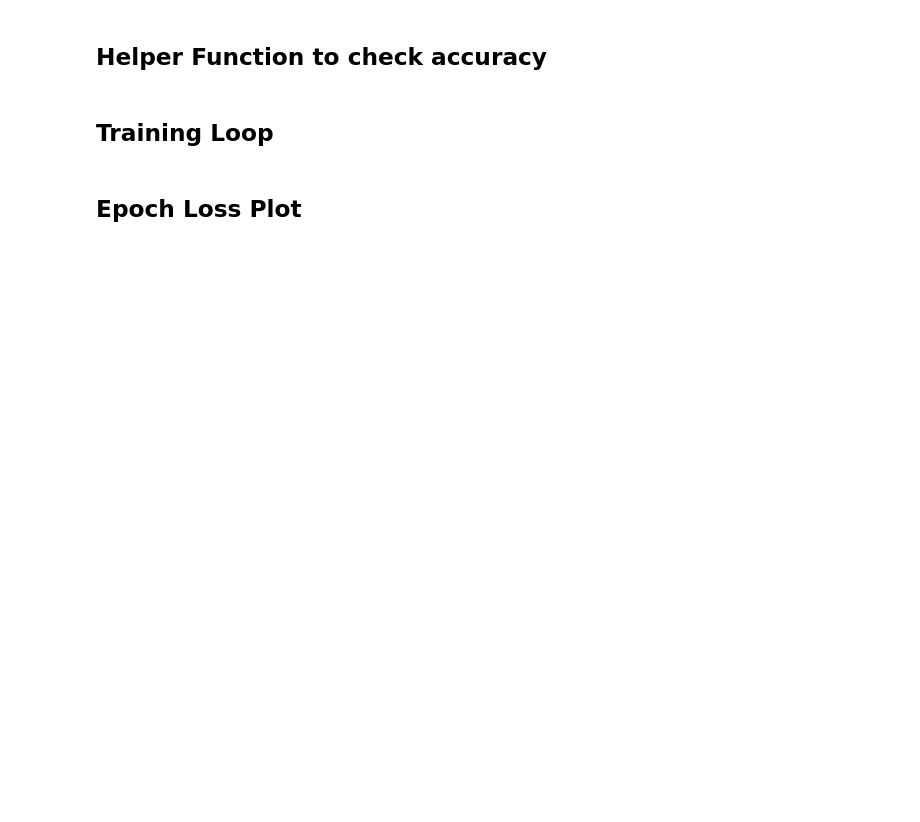
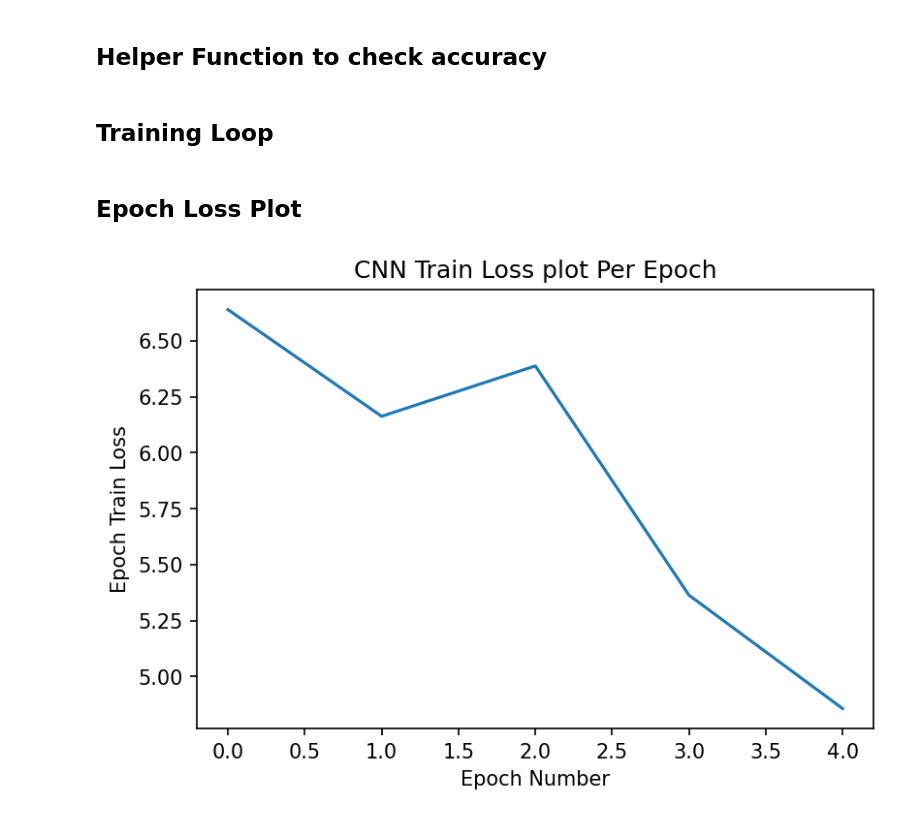
Before and after one commit to ajinkya98/DLSProject, a Jupyter notebook: main.ipynb, the cells around one changed output. Saved outputs shown, nothing was run; the diff lists cells and outputs as text; code cells hidden in the pictures; blank space fills up the shorter version.

Commit message:
added train loss loop

```diff
--- a/main.ipynb
+++ b/main.ipynb
@@ -21,7 +25,7 @@ print(torch.__version__)
 # %% [output]
 1.10.0+cu113
 # %%
-device = ("cpu")
+device = ("cuda" if torch.cuda.is_available() else "cpu")
 # %% [markdown]
 ## One Hot Encoding
 # %%
@@ -95,7 +99,8 @@ class SatelliteImagesTestValid(Dataset):
 
         return sat_img
 # %%
-transform = transforms.Compose([transforms.Resize((2000,2000)),
+transform = transforms.Compose([
+                               transforms.Resize((128,128)),
                                transforms.ToTensor()
                                ])
 # %%
@@ -227,10 +232,10 @@ class Model(torch.nn.Module):
 ## Hyperparameters
 # %%
 # Hyperparameters
-num_epochs = 10
+num_epochs = 5
 learning_rate = 0.001
-batch_size = 1
-shuffle = False
+batch_size = 2
+shuffle = True
 pin_memory = True
 num_workers = 0
 # %% [markdown]
@@ -279,10 +286,12 @@ torch.Size([1, 7, 2000, 2000])
 # %% [markdown]
 ## Epoch Loss Plot
 # %%
-# ## Plot Epoch Loss:
-# plt.figure(dpi=150)
-# plt.plot([epoch for epoch in range(num_epochs)], epoch_loss_list)
-# plt.xlabel("Epoch Number")
-# plt.ylabel("Epoch Train Loss")
-# plt.title("CNN Train Loss plot Per Epoch")
-# plt.show()
+## Plot Epoch Loss:
+plt.figure(dpi=150)
+plt.plot([epoch for epoch in range(num_epochs)], epoch_loss_list)
+plt.xlabel("Epoch Number")
+plt.ylabel("Epoch Train Loss")
+plt.title("CNN Train Loss plot Per Epoch")
+plt.show()
+# %% [output]
+[figure, added]
```
Also changed, not shown: parts of 3 cells of this notebook.
